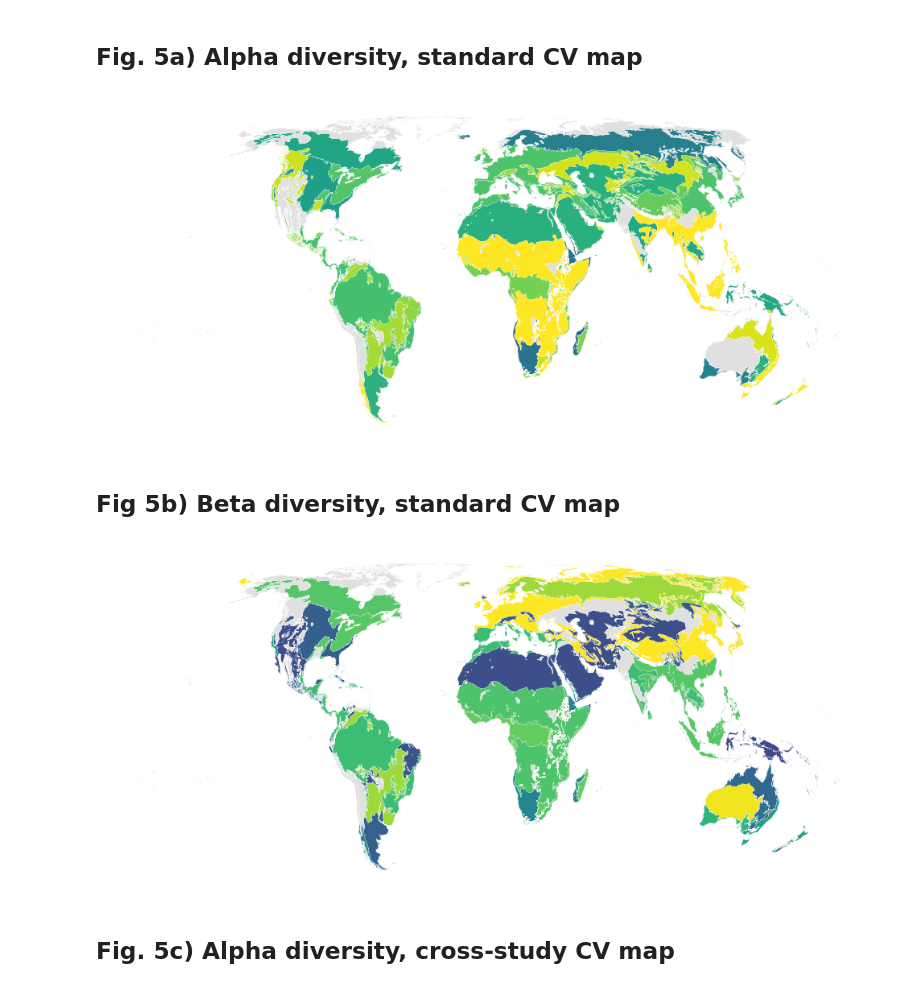
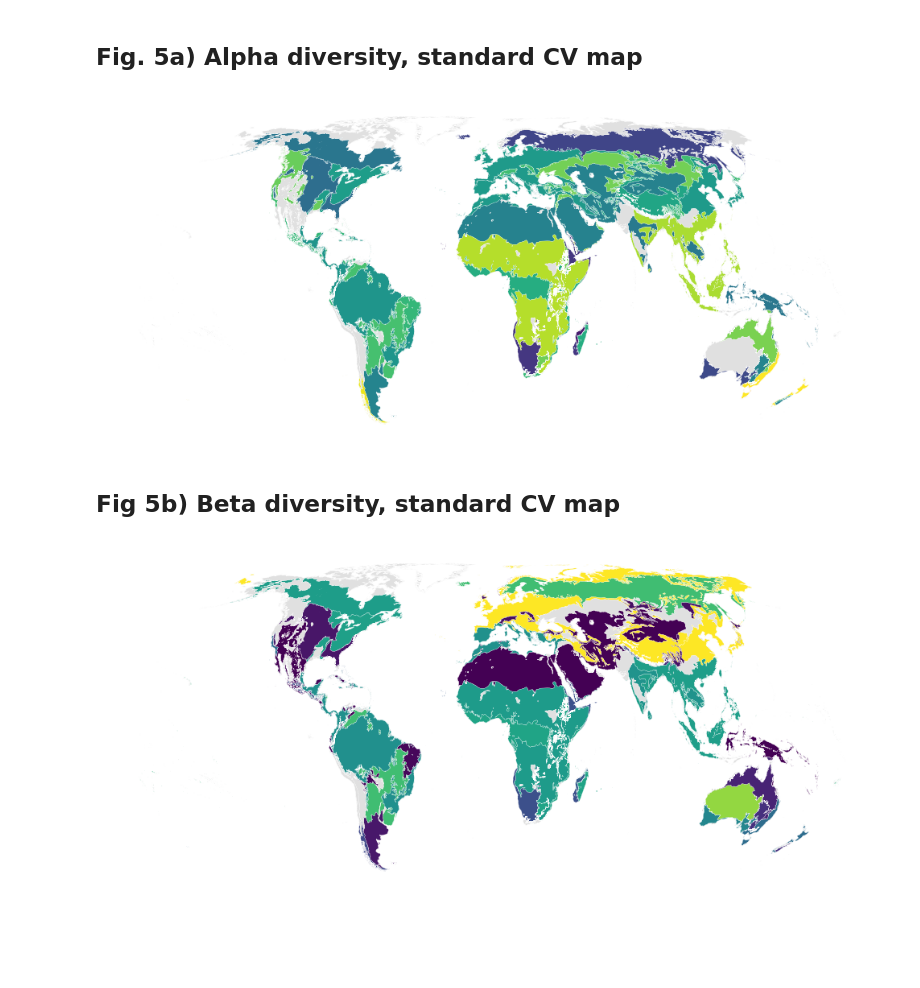
Before and after one commit to j-nystrom/biodiversity-impacts, a Jupyter notebook: notebooks/1_manuscript_main.ipynb, the cells around one changed output. Drawn from its saved outputs; the diff is of its cells as text; code cells hidden in the pictures; blank space fills up the shorter version.

```diff
--- a/notebooks/1_manuscript_main.ipynb
+++ b/notebooks/1_manuscript_main.ipynb
@@ -3569,16 +3124,16 @@ def plot_biome_realm_performance_map(
     biome_realm_geometries: gpd.GeoDataFrame,
     diversity_name: str,
     cv_mode: str,
-    metric: str = group_metric,
+    metric: str = fig5_metric,
     focal_model: str = fig5_focal_model,
     color_limits: tuple[float, float] | None = None,
-    figsize: tuple[float, float] = fig5_map_figsize,
-    cmap: str = fig5_map_cmap,
+    figsize: tuple[float, float] = (10, 7),
+    cmap: str = "viridis",
     show_title: bool = False,
     show_colorbar: bool = False,
     show_globe_outline: bool = False,
-    axes_label_size: int = fig5_axes_label_size,
-    axes_number_size: int = fig5_axes_number_size,
+    axes_label_size: int = 10,
+    axes_number_size: int = 9,
 ) -> plt.Figure:
     """
     Plot one biome-realm performance map panel for Fig 5.
@@ -3655,7 +3210,7 @@ def plot_biome_realm_performance_map(
             fraction=0.05,
             pad=0.02,
         )
-        colorbar_label = f"{focal_model} {group_metric_labels[metric]}"
+        colorbar_label = f"{focal_model} {performance_metric_labels[metric]}"
         colorbar.set_label(colorbar_label, fontsize=axes_label_size)
         colorbar.ax.tick_params(labelsize=axes_number_size)
 
@@ -3664,7 +3219,7 @@ def plot_biome_realm_performance_map(
 # %%
 # Load equal-area biome-realm geometries for the Fig 5 maps.
 fig5_biome_realm_geometries = load_biome_realm_geometries(
-    show_polar_realms=fig5_show_polar_realms,
+    show_polar_realms=False,
 )
 fig5_biome_realm_geometries.head()
 # %% [output]
@@ -3676,16 +3231,21 @@ fig5_biome_realm_geometries.head()
 | 4 | Deserts & Xeric Shrublands_Indo-M... | MULTIPOLYGON (((7587017.852 12209... |
 # %%
 # Aggregate fold-level group performance to one map value per biome-realm.
+fig5_map_winsor_quantiles = (0.05, 0.95)
 fig5_biome_realm_map_table = build_biome_realm_map_table(
     display_table=fig5_group_display_table,
     metric=fig5_metric,
 )
-fig5_map_values = fig5_biome_realm_map_table.get_column("Map value").to_numpy()
-fig5_map_values = fig5_map_values[np.isfinite(fig5_map_values)]
-fig5_map_low = float(np.quantile(fig5_map_values, fig5_map_winsor_quantiles[0]))
-fig5_map_high = float(np.quantile(fig5_map_values, fig5_map_winsor_quantiles[1]))
+fig5_map_scale_values = (
+    fig5_biome_realm_map_table.filter(pl.col("Eval type").is_in(fig5_cv_modes))
+    .get_column("Map value")
+    .to_numpy()
+)
+fig5_map_scale_values = fig5_map_scale_values[np.isfinite(fig5_map_scale_values)]
+fig5_map_low = float(np.quantile(fig5_map_scale_values, fig5_map_winsor_quantiles[0]))
+fig5_map_high = float(np.quantile(fig5_map_scale_values, fig5_map_winsor_quantiles[1]))
 
-# Clip mapped values to the 5th-95th percentile range to avoid outlier-driven colors.
+# Clip mapped values to the standard-CV 5th-95th percentile range.
 fig5_biome_realm_map_table = fig5_biome_realm_map_table.with_columns(
     pl.col("Map value").clip(fig5_map_low, fig5_map_high).alias("Map display value")
 )
@@ -3747,20 +3305,30 @@ shape: (4, 5)
 # %% [markdown]
 ## Fig. 5a) Alpha diversity, standard CV map
 # %%
-# Plot one map panel using the shared Fig 5 map scale.
+# Shared rendering settings for Fig 5a-b maps.
+fig5ab_map_figsize = (10, 7)
+fig5ab_map_dpi = 300
+fig5ab_map_cmap = "viridis"
+fig5ab_map_axes_label_size = 10
+fig5ab_map_axes_number_size = 9
+
+# Plot Fig 5a as BRM standard-CV Spearman by biome-realm for alpha diversity.
 fig5a_brm_alpha_standard_cv_map = plot_biome_realm_performance_map(
     map_table=fig5_biome_realm_map_table,
     biome_realm_geometries=fig5_biome_realm_geometries,
     diversity_name="Alpha diversity",
     cv_mode="Standard CV",
     color_limits=fig5_map_color_limits,
-    figsize=fig5_map_figsize,
+    figsize=fig5ab_map_figsize,
+    cmap=fig5ab_map_cmap,
     show_title=False,
     show_colorbar=False,
-    show_globe_outline=fig5_show_globe_outline,
+    show_globe_outline=False,
+    axes_label_size=fig5ab_map_axes_label_size,
+    axes_number_size=fig5ab_map_axes_number_size,
 )
 # %% [output]
-[figure, old version]
+[figure, new version]
 # %%
 fig5a_brm_alpha_standard_cv_map.savefig(
     "../../documents/revision/plots/fig5a_brm_alpha_standard_cv_map.png",
@@ -3773,20 +3341,23 @@ fig5a_brm_alpha_standard_cv_map.savefig(
 # %% [markdown]
 ## Fig 5b) Beta diversity, standard CV map
 # %%
-# Plot one map panel using the shared Fig 5 map scale.
+# Plot Fig 5b as BRM standard-CV Spearman by biome-realm for beta diversity.
 fig5b_brm_beta_standard_cv_map = plot_biome_realm_performance_map(
     map_table=fig5_biome_realm_map_table,
     biome_realm_geometries=fig5_biome_realm_geometries,
     diversity_name="Beta diversity",
     cv_mode="Standard CV",
     color_limits=fig5_map_color_limits,
-    figsize=fig5_map_figsize,
+    figsize=fig5ab_map_figsize,
+    cmap=fig5ab_map_cmap,
     show_title=False,
     show_colorbar=False,
-    show_globe_outline=fig5_show_globe_outline,
+    show_globe_outline=False,
+    axes_label_size=fig5ab_map_axes_label_size,
+    axes_number_size=fig5ab_map_axes_number_size,
 )
 # %% [output]
-[figure, old version]
+[figure, new version]
 # %%
 fig5b_brm_beta_standard_cv_map.savefig(
     "../../documents/revision/plots/fig5b_brm_beta_standard_cv_map.png",
@@ -3797,3 +3369 @@ fig5b_brm_beta_standard_cv_map.savefig(
 )
-# %% [markdown]
-## Fig. 5c) Alpha diversity, cross-study CV map
```
Also changed, not shown: parts of 120 cells of this notebook, 56 other files.
